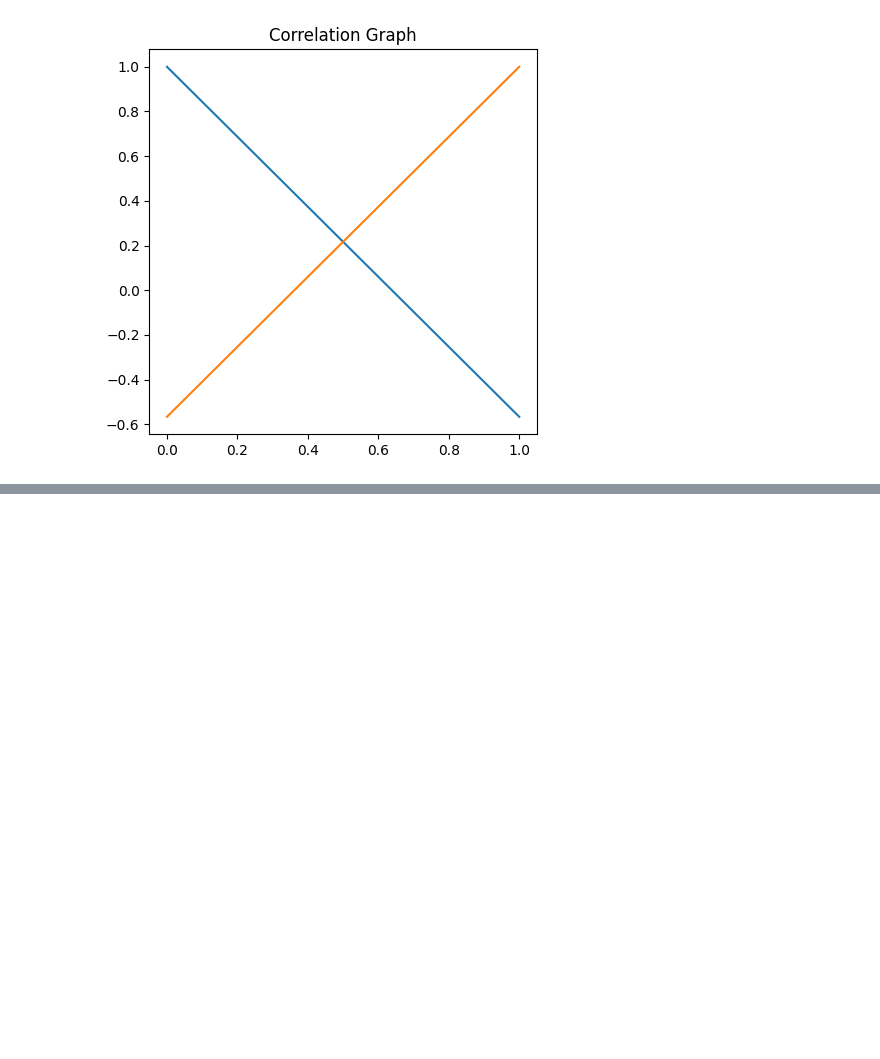
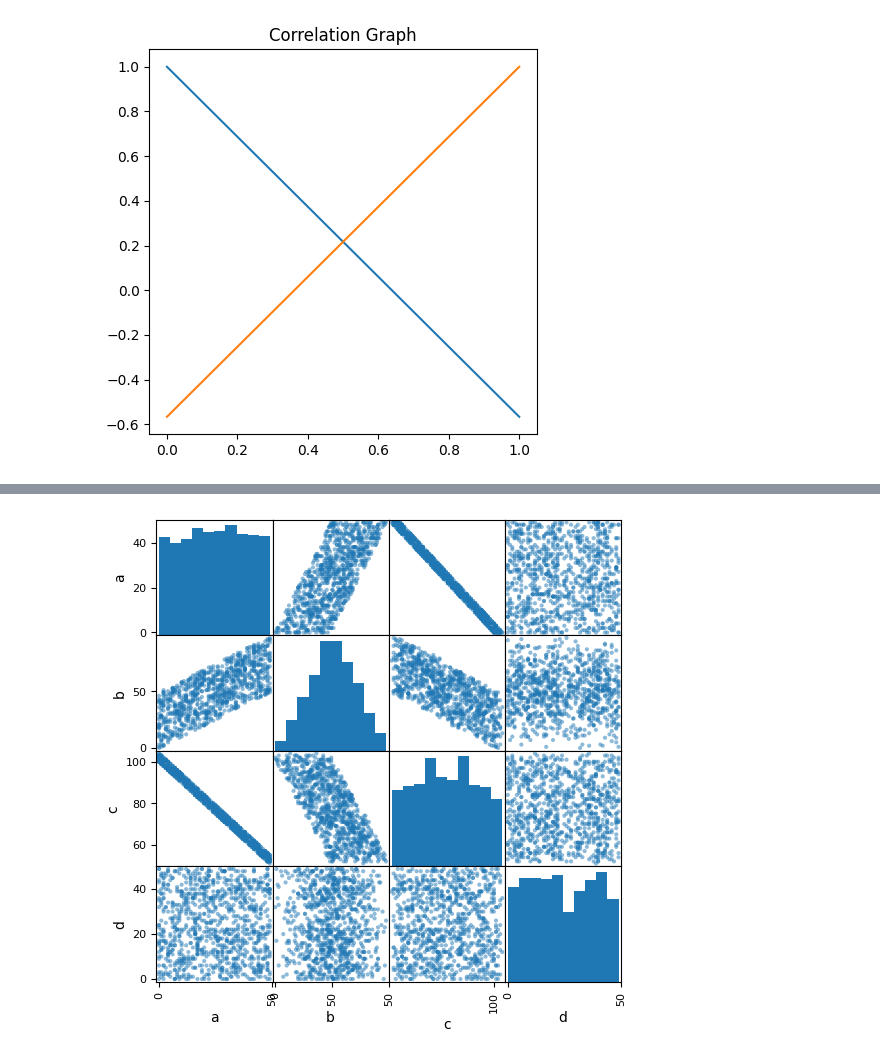
Before and after one commit to lovishdany/RL__NCU, a Jupyter notebook: Lab-2__Practical-1.ipynb, the cells around one changed output, grey strips where cells are left out. Drawn from its saved outputs; the diff is of its cells as text; code cells hidden in the pictures; blank space fills up the shorter version.

```diff
--- a/Lab-2__Practical-1.ipynb
+++ b/Lab-2__Practical-1.ipynb
@@ -108,0 +75,7 @@ corr
+# %%
+import pandas as pd
+df=pd.DataFrame({'a':np.random.randint(0,50,1000)})
+df['b']=df['a']+np.random.randint(0,50,1000)
+df['c']=100-df['a']+np.random.randint(0,5,1000)
+df['d']=np.random.randint(0,50,1000)
+df.corr()
@@ -108,0 +88,5 @@ corr
+# %%
+pd.plotting.scatter_matrix(df,figsize=(6,6))
+plt.show()
+# %% [output]
+[figure, added]
```
Also changed, not shown: parts of 7 cells of this notebook.
